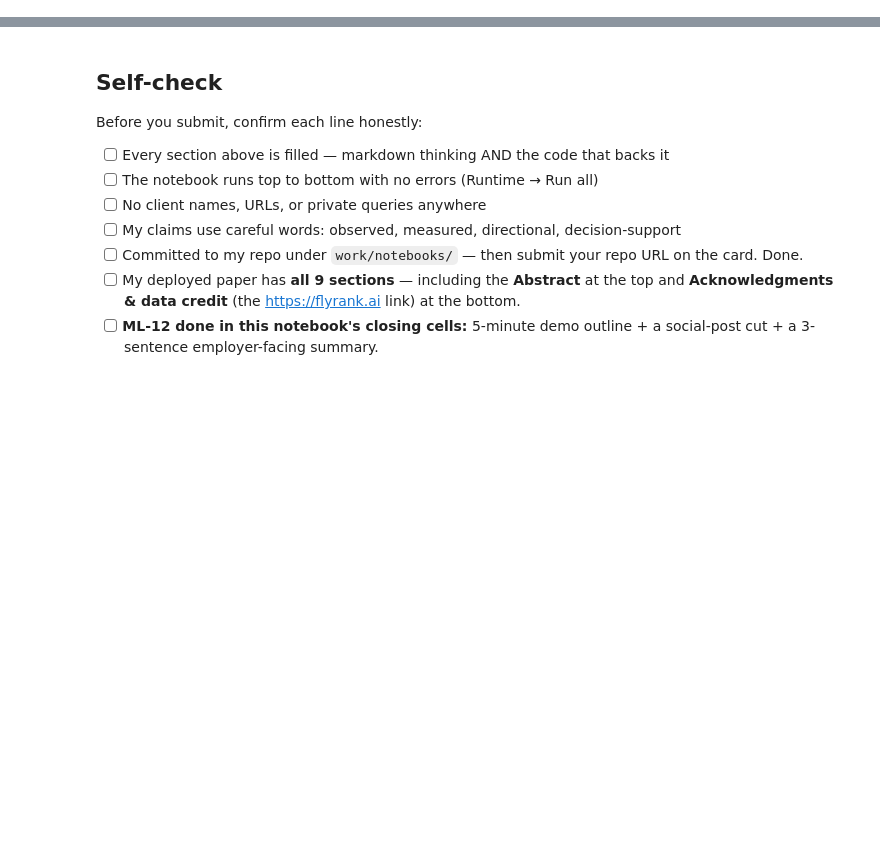
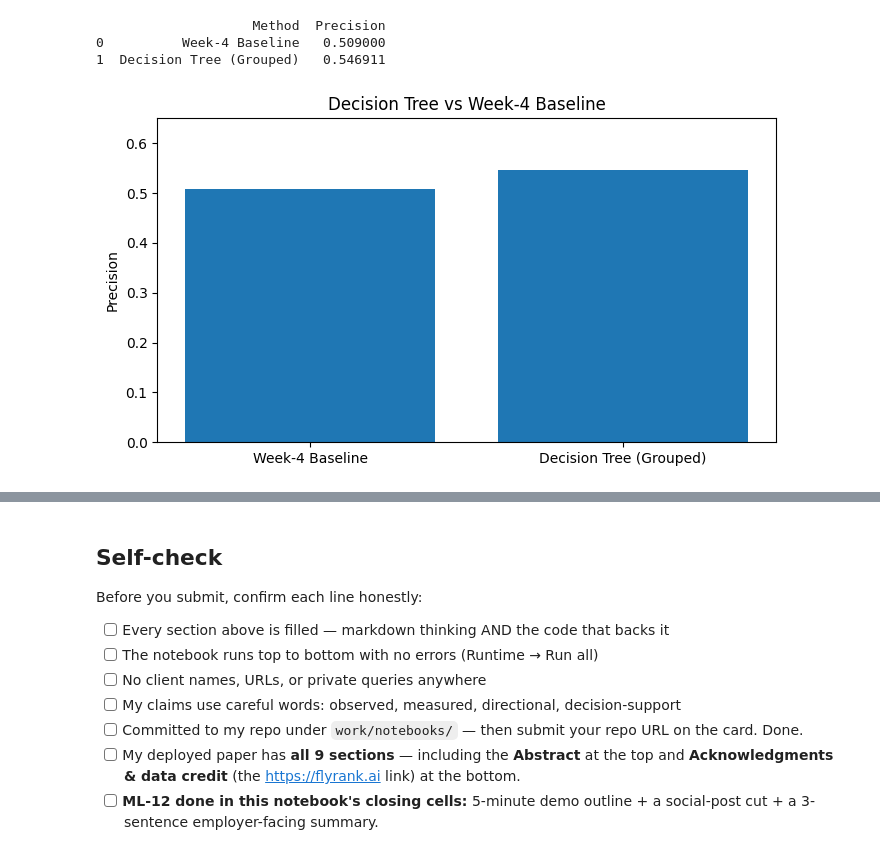
Before and after one commit to ayaahmed571/Flyrank-ml-internship, a Jupyter notebook: work/notebooks/capstone.ipynb, the cells around one changed output, grey strips where cells are left out. Cells and saved outputs as stored; diff of their text form; code cells hidden in the pictures; blank space fills up the shorter version.

```diff
--- a/work/notebooks/capstone.ipynb
+++ b/work/notebooks/capstone.ipynb
@@ -36,0 +54,17 @@ This skeleton is yours to fill. Work the sections **in order** — each one has
+# %%
+import pandas as pd
+
+df = pd.read_csv("data/raw/content_refresh_anonymized.csv")
+
+print("Dataset shape:", df.shape)
+
+print("\nRelevant columns:")
+print([
+    "content_age_days",
+    "days_since_last_update",
+    "impressions_90d",
+    "avg_position",
+    "ctr",
+    "word_count",
+    "trend_direction"
+])
@@ -36,0 +244,59 @@ This skeleton is yours to fill. Work the sections **in order** — each one has
+# %%
+from sklearn.tree import DecisionTreeClassifier
+from sklearn.metrics import precision_score
+
+# Train Decision Tree
+model = DecisionTreeClassifier(
+    max_depth=5,
+    random_state=42
+)
+
+model.fit(X_train, y_train)
+
+# Predictions
+y_pred = model.predict(X_test)
+
+# Model precision
+model_precision = precision_score(y_test, y_pred)
+
+# Baseline precision from Week 4
+baseline_precision = 0.509
+
+# Comparison table
+results = pd.DataFrame({
+    "Method": [
+        "Week-4 Baseline",
+        "Decision Tree (Grouped)"
+    ],
+    "Precision": [
+        baseline_precision,
+        model_precision
+    ]
+})
+
+print(results)
+# %% [output]
+                    Method  Precision
+0          Week-4 Baseline   0.509000
+1  Decision Tree (Grouped)   0.546911
+# %%
+import matplotlib.pyplot as plt
+
+plt.figure(figsize=(7, 4))
+
+plt.bar(
+    results["Method"],
+    results["Precision"]
+)
+
+plt.ylabel("Precision")
+plt.title("Decision Tree vs Week-4 Baseline")
+plt.ylim(0, 0.65)
+
+plt.tight_layout()
+
+plt.savefig("model_vs_baseline.png", dpi=200, bbox_inches="tight")
+
+plt.show()
+# %% [output]
+[figure, added]
```
Also changed, not shown: parts of 24 cells of this notebook.
